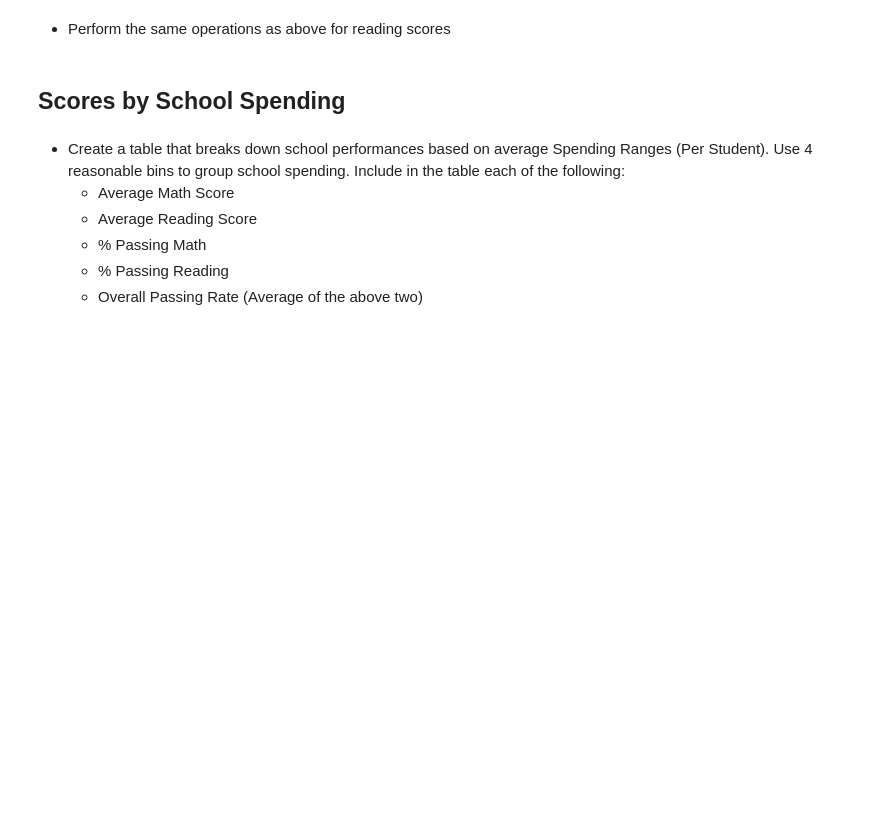
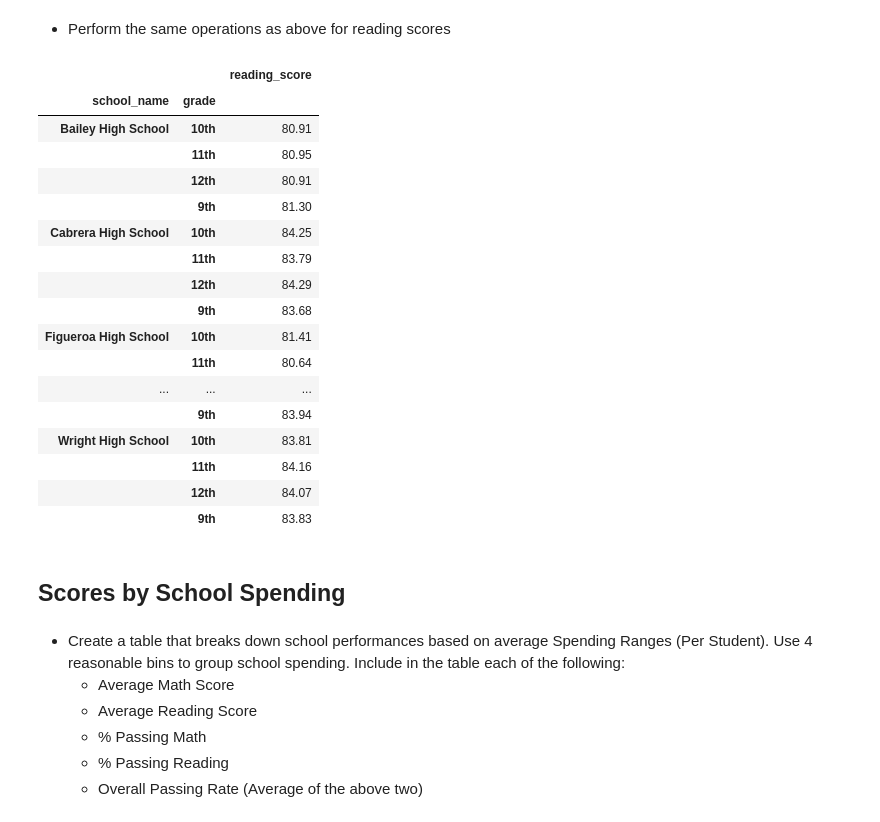
Before and after one commit to JeremyBrent/Pandas_Challenge, a Jupyter notebook: Instructions/PyCitySchools/PyCitySchools_starter.ipynb, the cells around one changed output. Cells and saved outputs as stored; diff of their text form; code cells hidden in the pictures; blank space fills up the shorter version.

```diff
--- a/Instructions/PyCitySchools/PyCitySchools_starter.ipynb
+++ b/Instructions/PyCitySchools/PyCitySchools_starter.ipynb
@@ -322,5 +386,31 @@ Bottom_overall_passing_rate.head()
 # %% [markdown]
 * Perform the same operations as above for reading scores
+# %%
+#Finding average reading score by each grade for each school
+
+reading_by_grade_df = school_data_complete.groupby(["school_name", "grade"]).mean()
+reading_by_grade_df = pd.DataFrame(reading_by_grade_df["reading_score"])
+reading_by_grade_df["reading_score"] = reading_by_grade_df["reading_score"].map("{:.2f}".format)
+reading_by_grade_df
+# %% [output]
+|  |  | reading_score |
+| school_name | grade |  |
+| Bailey High School | 10th | 80.91 |
+|  | 11th | 80.95 |
+|  | 12th | 80.91 |
+|  | 9th | 81.30 |
+| Cabrera High School | 10th | 84.25 |
+|  | 11th | 83.79 |
+|  | 12th | 84.29 |
+|  | 9th | 83.68 |
+| Figueroa High School | 10th | 81.41 |
+|  | 11th | 80.64 |
+| ... | ... | ... |
+|  | 9th | 83.94 |
+| Wright High School | 10th | 83.81 |
+|  | 11th | 84.16 |
+|  | 12th | 84.07 |
+|  | 9th | 83.83 |
 # %% [markdown]
 ## Scores by School Spending
 # %% [markdown]
```
Also changed, not shown: parts of 15 cells of this notebook.
